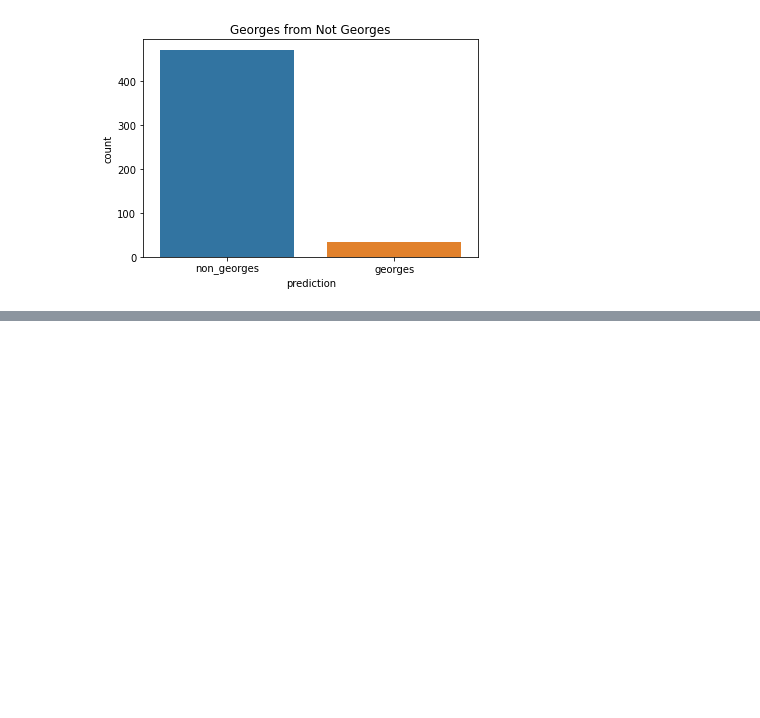
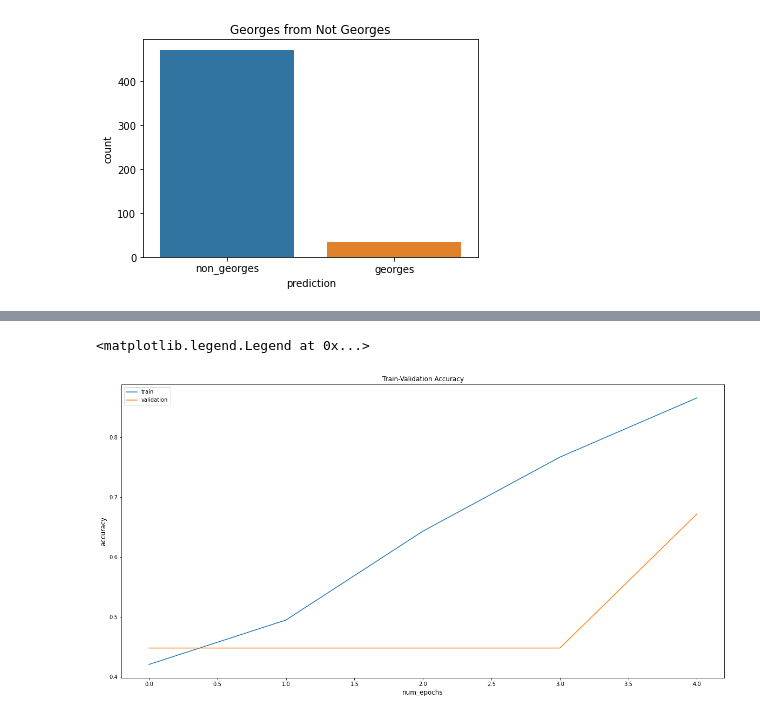
Before and after one commit to sh1n0b1n0m0n0/georges_or_not, a Jupyter notebook: Тестовое задание на Junior CV engineer.ipynb, the cells around one changed output, grey strips where cells are left out. Cells and saved outputs as stored; diff of their text form; code cells hidden in the pictures; blank space fills up the shorter version.

```diff
--- a/Тестовое задание на Junior CV engineer.ipynb
+++ b/Тестовое задание на Junior CV engineer.ipynb
@@ -320,8 +345,8 @@ __CUDNN VERSION: 7604
 __CUDNN ENABLE: True
 __Number CUDA Devices: 1
 # %%
-img_transforms = transforms.Compose([
-                 transforms.Resize((64,64)),
-                 transforms.ToTensor(),
-                 transforms.Normalize(mean=[0.485, 0.456, 0.406],
-                                       std=[0.229, 0.224, 0.225])])
+img_transforms = transforms.Compose([\
+                 transforms.Resize((64,64)),\
+                 transforms.ToTensor(),\
+                 transforms.Normalize(mean=[0.5517, 0.4884, 0.4186],\
+                                       std=[0.2585, 0.2589, 0.2643])])
@@ -537,0 +564,9 @@ plt.show()
+# %%
+net = models.resnet18(pretrained=True)
+# %%
+if torch.cuda.is_available():
+    device = torch.device("cuda")
+else:
+    device = torch.device("cpu")
+
+net.to(device)
@@ -537,0 +591,11 @@ plt.show()
+# %%
+criterion = nn.CrossEntropyLoss()
+optimizer = optim.SGD(net.parameters(), lr=0.0001, momentum=0.9)
+
+def accuracy(out, labels):
+    _,pred = torch.max(out, dim=1)
+    return torch.sum(pred==labels).item()
+
+num_ftrs = net.fc.in_features
+net.fc = nn.Linear(num_ftrs, 128)
+net.fc = net.fc.cuda()
@@ -537,0 +681,11 @@ plt.show()
+# %%
+fig = plt.figure(figsize=(20,10))
+plt.title("Train-Validation Accuracy")
+plt.plot(train_acc, label='train')
+plt.plot(val_acc, label='validation')
+plt.xlabel('num_epochs', fontsize=12)
+plt.ylabel('accuracy', fontsize=12)
+plt.legend(loc='best')
+# %% [output]
+<matplotlib.legend.Legend at 0x...>
+[figure, added]
```
Also changed, not shown: parts of 20 cells of this notebook, 1 other file.
